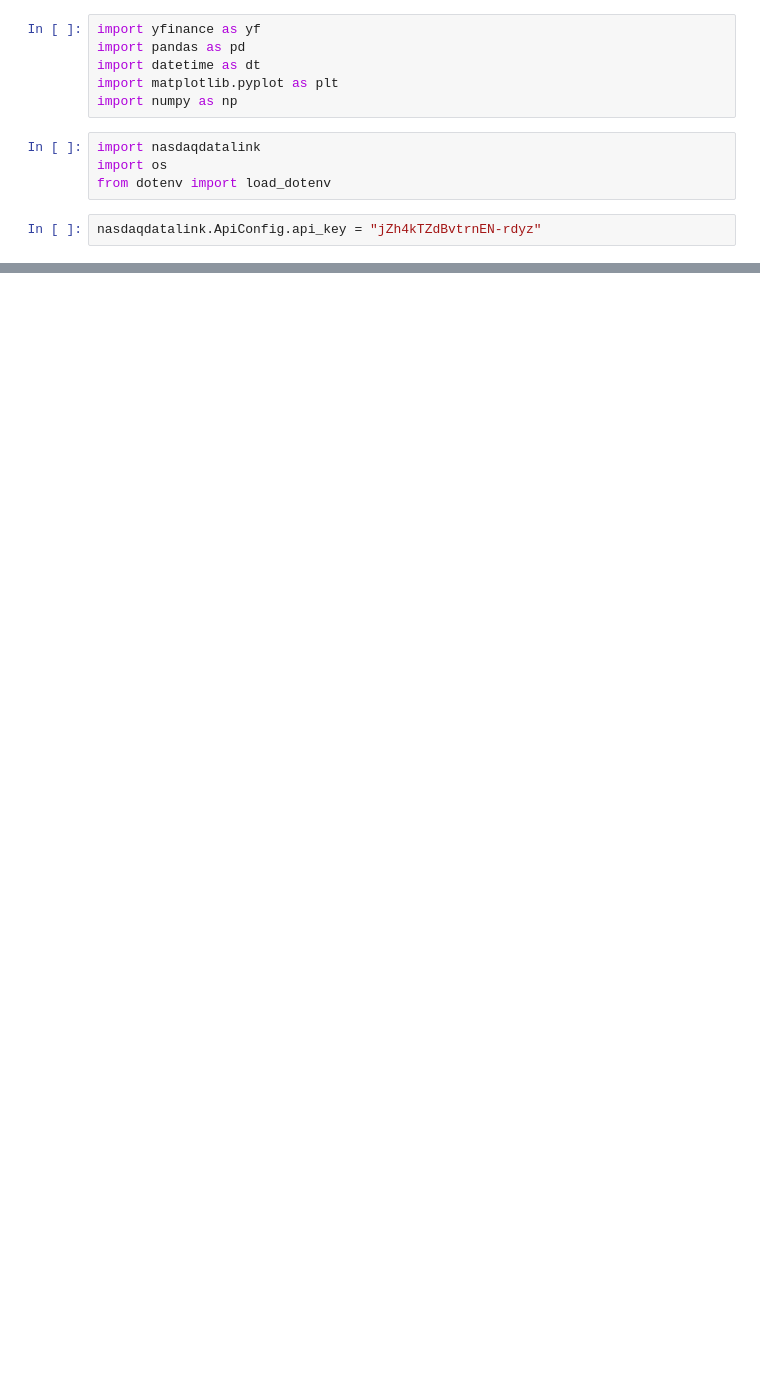
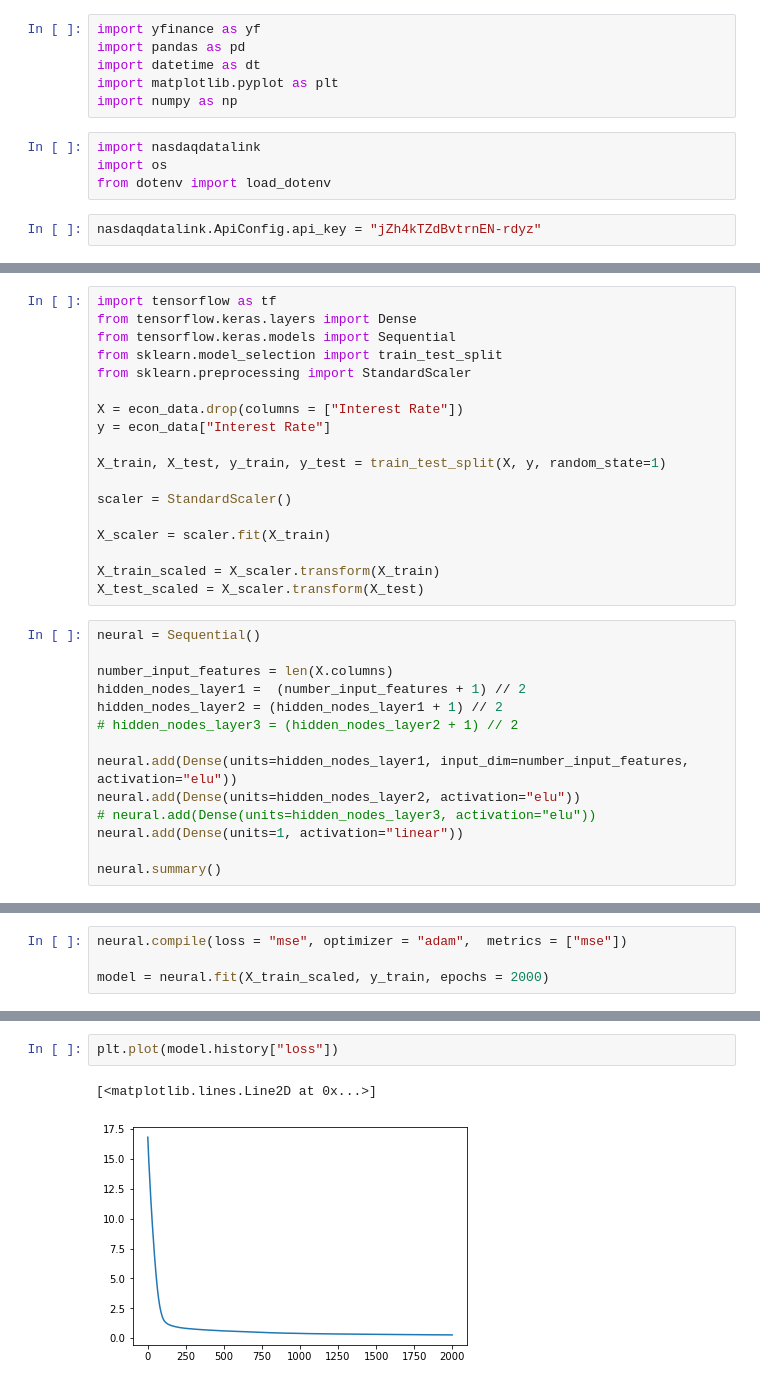
Before and after one commit to Z1WenChen/Project_3, a Jupyter notebook: testing/ml testing.ipynb, the cells around one changed output, grey strips where cells are left out. Drawn from its saved outputs; the diff is of its cells as text; blank space fills up the shorter version.

```diff
--- a/testing/ml testing.ipynb
+++ b/testing/ml testing.ipynb
@@ -68,0 +84,32 @@ display(econ_data)
+# %%
+import tensorflow as tf
+from tensorflow.keras.layers import Dense
+from tensorflow.keras.models import Sequential
+from sklearn.model_selection import train_test_split
+from sklearn.preprocessing import StandardScaler
+
+X = econ_data.drop(columns = ["Interest Rate"])
+y = econ_data["Interest Rate"]
+
+X_train, X_test, y_train, y_test = train_test_split(X, y, random_state=1)
+
+scaler = StandardScaler()
+
+X_scaler = scaler.fit(X_train)
+
+X_train_scaled = X_scaler.transform(X_train)
+X_test_scaled = X_scaler.transform(X_test)
+# %%
+neural = Sequential()
+
+number_input_features = len(X.columns)
+hidden_nodes_layer1 =  (number_input_features + 1) // 2
+hidden_nodes_layer2 = (hidden_nodes_layer1 + 1) // 2
+# hidden_nodes_layer3 = (hidden_nodes_layer2 + 1) // 2
+
+neural.add(Dense(units=hidden_nodes_layer1, input_dim=number_input_features, activation="elu"))
+neural.add(Dense(units=hidden_nodes_layer2, activation="elu"))
+# neural.add(Dense(units=hidden_nodes_layer3, activation="elu"))
+neural.add(Dense(units=1, activation="linear"))
+
+neural.summary()
@@ -68,0 +132,4 @@ display(econ_data)
+# %%
+neural.compile(loss = "mse", optimizer = "adam",  metrics = ["mse"])
+
+model = neural.fit(X_train_scaled, y_train, epochs = 2000)
@@ -68,0 +210,5 @@ display(econ_data)
+# %%
+plt.plot(model.history["loss"])
+# %% [output]
+[<matplotlib.lines.Line2D at 0x...>]
+[figure, added]
```
Also changed, not shown: parts of 12 cells of this notebook, 6 other files.
